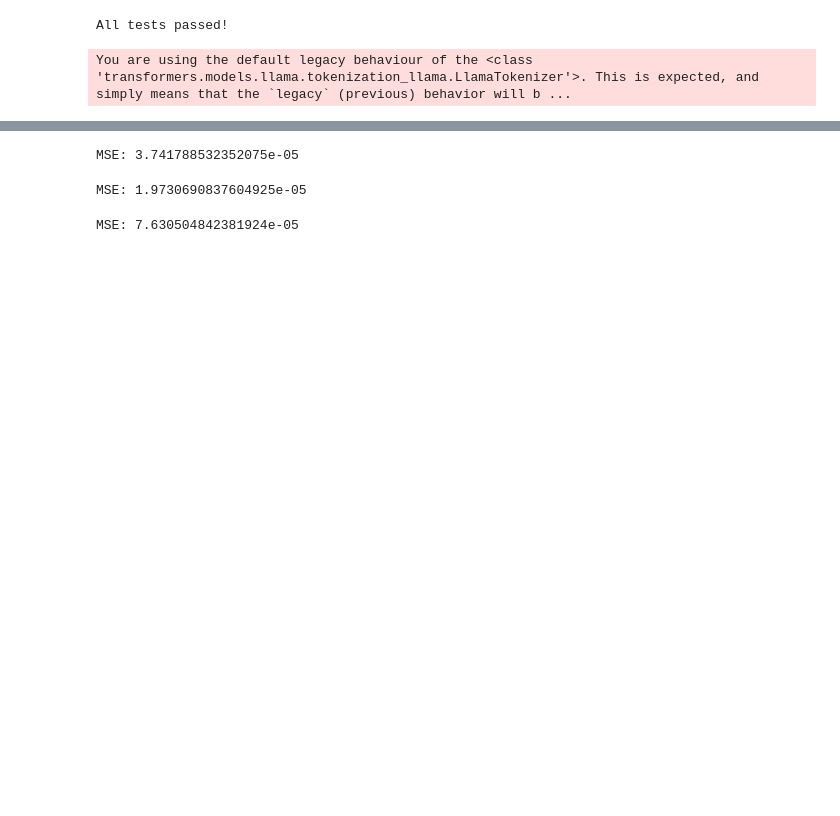
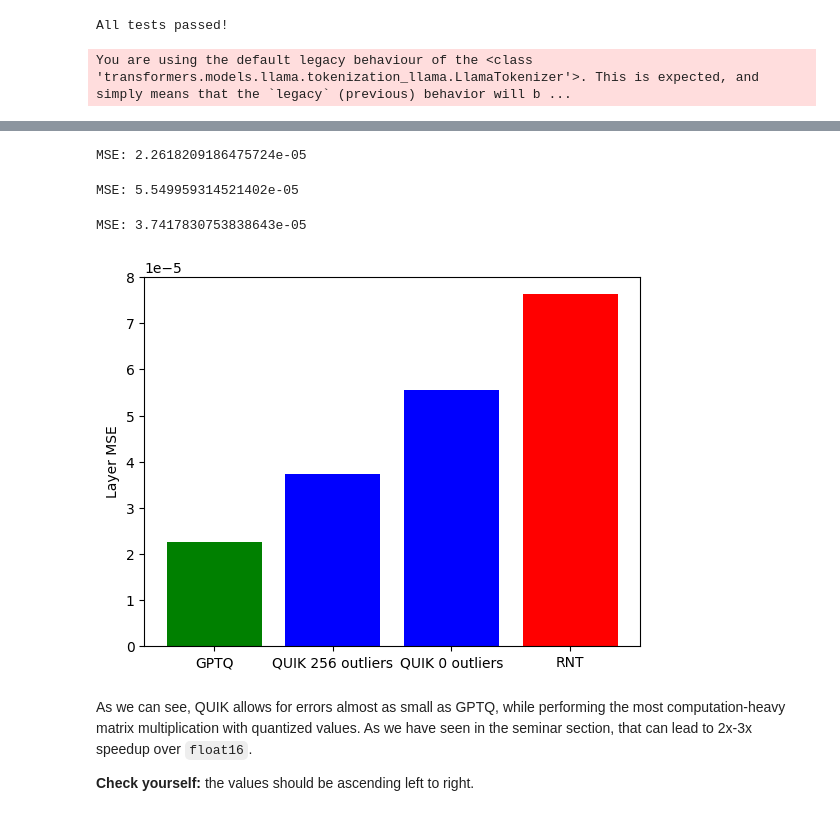
Before and after one commit to BlackSamorez/gptq, a Jupyter notebook: hw.ipynb, the cells around one changed output, grey strips where cells are left out. Drawn from its saved outputs; the diff is of its cells as text; code cells hidden in the pictures; blank space fills up the shorter version.

```diff
--- a/hw.ipynb
+++ b/hw.ipynb
@@ -1318,4 +1381,4 @@ for inp in inps:
 OUT = layer.weight.shape[0]
 # %%
 with torch.no_grad():
-    baseline = torch.stack(tuple(layer(inp).float() for inp in inps)).reshape(-1, OUT).mean(dim=0)
+    reference = torch.stack(tuple(layer(inp).float() for inp in inps)).reshape(-1, OUT).mean(dim=0)
@@ -1322,3 +1398,30 @@ with torch.no_grad():
+# %%
+with torch.no_grad():
+    quantized_weight, scale, zero = gptq(layer.weight.data, 8, 2 * AccumulatedInput.hessians / AccumulatedInput.num_samples)
+    shit = QuantizedLinear(quantized_weight, scale, zero, layer.bias)
+
+    result = torch.stack(tuple(shit(inp).float() for inp in inps)).reshape(-1, OUT).mean(dim=0)
+
+    gptq_mse = float(torch.pow(result - reference, 2).mean() ** (1/2))
+    print("MSE:", gptq_mse)
+
+assert gptq_mse < 3e-5 and gptq_mse > 2e-5
+# %% [output]
+MSE: 2.2618209186475724e-05
+# %%
+torch.cuda.empty_cache()
+with torch.no_grad():
+    quantized_weight, scale, zero, outlier_weight, perm = quik(layer.weight.data, 8, 2 * AccumulatedInput.hessians / AccumulatedInput.num_samples, AccumulatedInput.actnorms, n_outliers=0)
+    shit = QuikLinear(quantized_weight, scale, zero, outlier_weight, layer.bias, 8, perm)
+
+    result = torch.stack(tuple(shit(inp).float() for inp in inps)).reshape(-1, OUT).mean(dim=0)
+
+    quik_0_mse = float(torch.pow(result - reference, 2).mean() ** (1/2))
+    print("MSE:", quik_0_mse)
+
+assert quik_0_mse < 6e-5 and quik_0_mse > 5e-5
+# %% [output]
+MSE: 5.549959314521402e-05
 # %%
 torch.cuda.empty_cache()
 with torch.no_grad():
@@ -1327,26 +1430,24 @@ with torch.no_grad():
 
     result = torch.stack(tuple(shit(inp).float() for inp in inps)).reshape(-1, OUT).mean(dim=0)
 
-    print("MSE:", float(torch.pow(result - baseline, 2).mean() ** (1/2)))
+    quik_256_mse = float(torch.pow(result - reference, 2).mean() ** (1/2))
+    print("MSE:", quik_256_mse)
+
+assert quik_256_mse < 4.25e-5 and quik_256_mse > 3.25e-5
 # %% [output]
-MSE: 3.741788532352075e-05
+MSE: 3.7417830753838643e-05
-# %%
-with torch.no_grad():
-    quantized_weight, scale, zero = gptq(layer.weight.data, 8, 2 * AccumulatedInput.hessians / AccumulatedInput.num_samples)
-    shit = QuantizedLinear(quantized_weight, scale, zero, layer.bias)
-
-    result = torch.stack(tuple(shit(inp).float() for inp in inps)).reshape(-1, OUT).mean(dim=0)
-
-    print("MSE:", float(torch.pow(result - baseline, 2).mean() ** (1/2)))
-# %% [output]
-MSE: 1.9730690837604925e-05
-# %%
-with torch.no_grad():
-    quantized_weight, scale, zero = measure_and_quantize(layer.weight.data, 8)
-    shit = QuantizedLinear(quantized_weight, scale, zero, layer.bias)
-
-    result = torch.stack(tuple(shit(inp).float() for inp in inps)).reshape(-1, OUT).mean(dim=0)
-
-    print("MSE:", float(torch.pow(result - baseline, 2).mean() ** (1/2)))
-# %% [output]
-MSE: 7.630504842381924e-05
+# %%
+fruits = ['GPTQ', 'QUIK 256 outliers', 'QUIK 0 outliers', 'RNT']
+counts = [gptq_mse, quik_256_mse, quik_0_mse, rtn_mse]
+bar_labels = ['green', 'blue', 'blue', 'red']
+bar_colors = ['green', 'blue', 'blue', 'red']
+
+plt.bar(fruits, counts, label=bar_labels, color=bar_colors)
+plt.ylabel("Layer MSE")
+plt.show()
+# %% [output]
+[figure, added]
+# %% [markdown]
+As we can see, QUIK allows for errors almost as small as GPTQ, while performing the most computation-heavy matrix multiplication with quantized values. As we have seen in the seminar section, that can lead to 2x-3x speedup over `float16`.
+
+**Check yourself:** the values should be ascending left to right.
```
Also changed, not shown: parts of 21 cells of this notebook.
